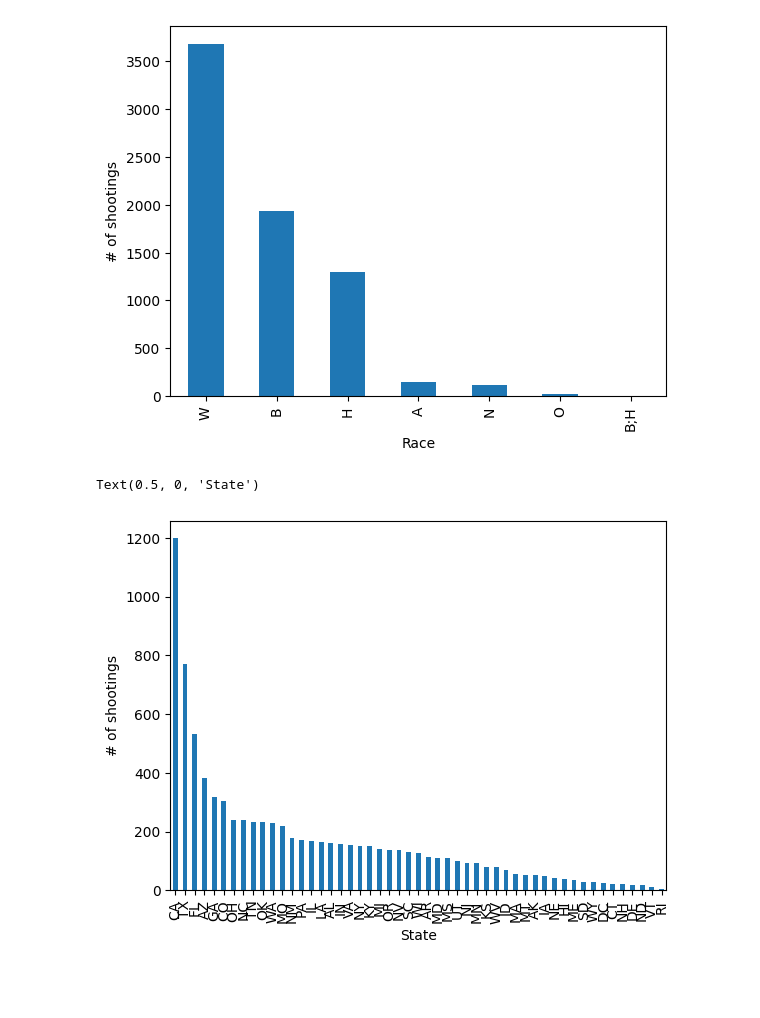
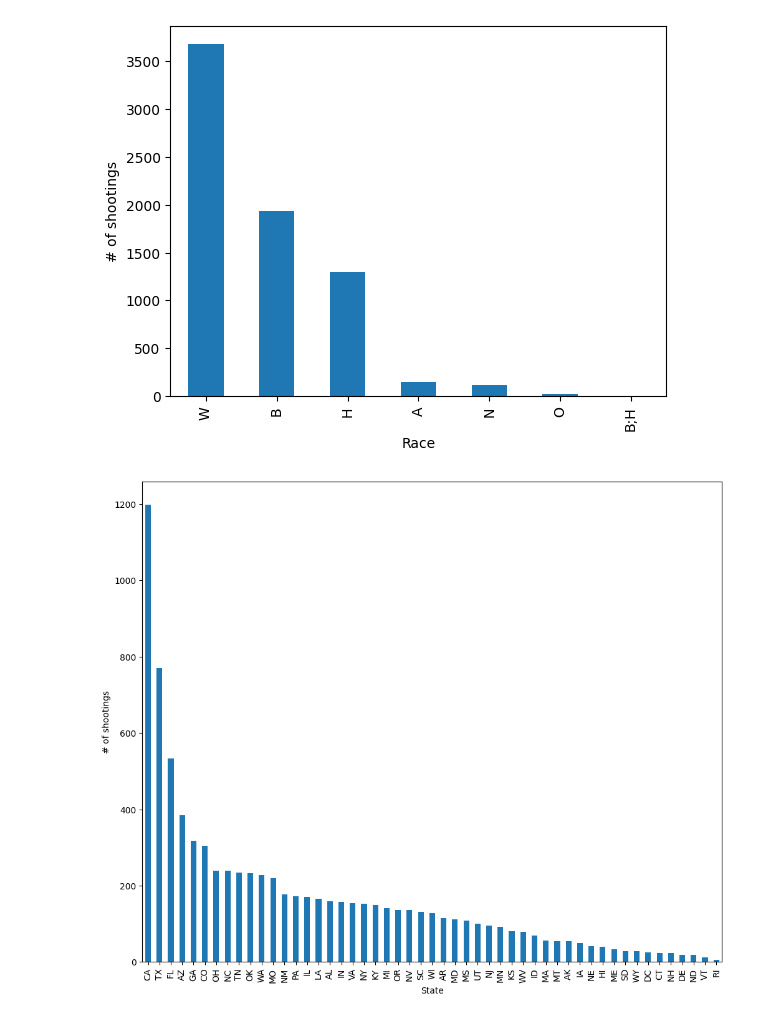
Before and after one commit to esantema/data-police-shootings, a Jupyter notebook: v2/Fatal_Shootings_Final.ipynb, the cells around one changed output. Drawn from its saved outputs; the diff is of its cells as text; code cells hidden in the pictures; blank space fills up the shorter version.

```diff
--- a/v2/Fatal_Shootings_Final.ipynb
+++ b/v2/Fatal_Shootings_Final.ipynb
@@ -44,6 +44,6 @@ dtype: object
 # %%
 #dropping unnecessary columns
 data_clean = data.drop(columns=['latitude', 'longitude', 'location_precision', 'threat_type', 'flee_status',
-                                'race_source', 'was_mental_illness_related', 'body_camera'])
+                                'race_source', 'was_mental_illness_related', 'body_camera', 'county'])
 data_clean
 # %% [output]
@@ -70,5 +70,6 @@ pd.unique(data_clean['race'])
 array(['A', 'W', 'H', 'B', 'O', nan, 'N', 'B;H'], dtype=object)
 # %%
 #dropped na values from DataFrame
-data_clean.dropna()
+data_clean = data_clean.dropna()
+data_clean
 # %% [output]
@@ -212,11 +211,12 @@ Text(0.5, 0, 'Race')
 [figure]
 # %%
 #Task 3, Q6B
+plt.figure(figsize=(12,10))
 state_df.plot(kind="bar")
 plt.ylabel("# of shootings")
 plt.xlabel("State")
+plt.show()
 # %% [output]
-Text(0.5, 0, 'State')
-[figure, old version]
+[figure, new version]
 # %%
 #Task 3, Q7
```
Also changed, not shown: parts of 20 cells of this notebook.
